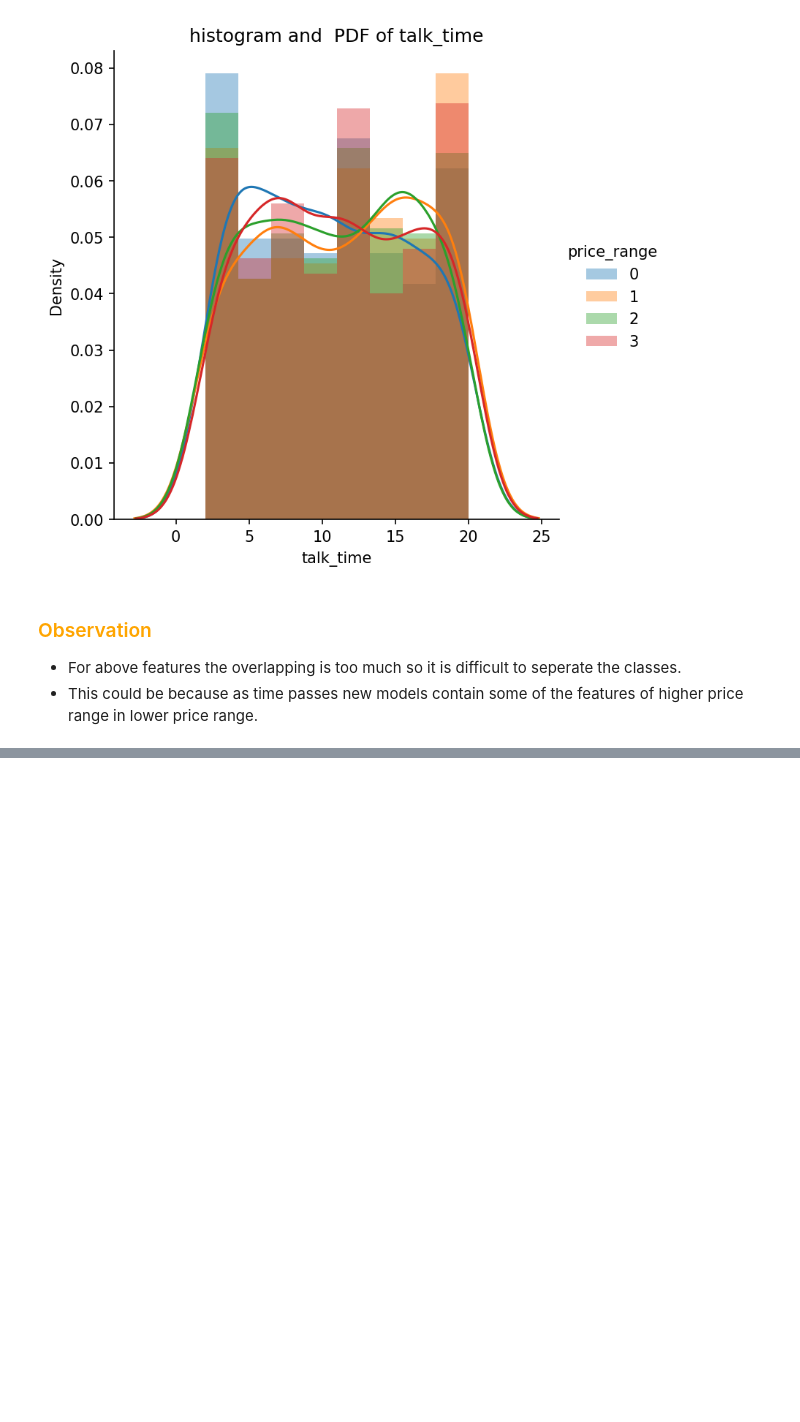
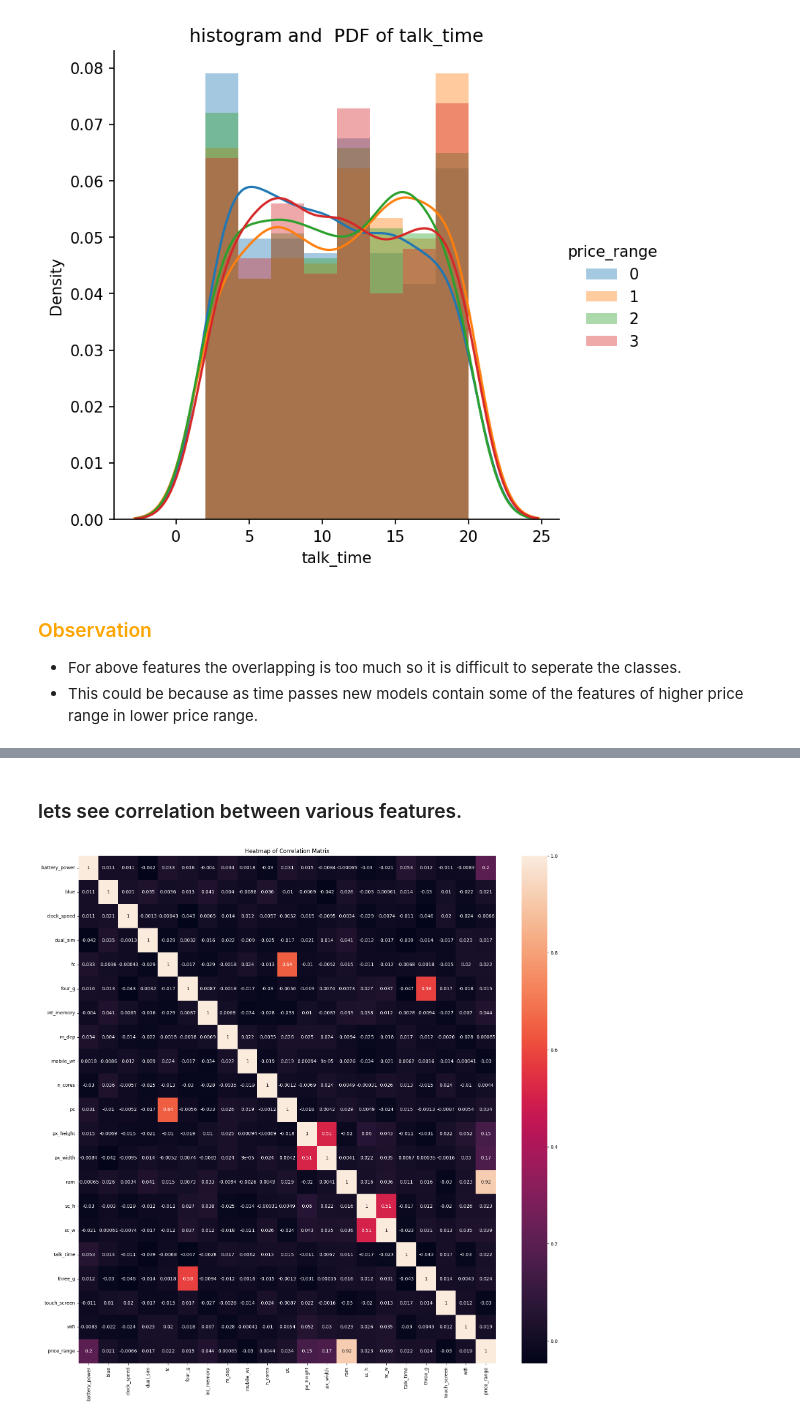
Before and after one commit to MohanVishe/Supervised-ML--Classification----Mobile-Price-Range-Prediction, a Jupyter notebook: Mobile_Price_Range_Prediction_Individual_Project.ipynb, the cells around one changed output, grey strips where cells are left out. Cells and saved outputs as stored; diff of their text form; code cells hidden in the pictures; blank space fills up the shorter version.

```diff
--- a/Mobile_Price_Range_Prediction_Individual_Project.ipynb
+++ b/Mobile_Price_Range_Prediction_Individual_Project.ipynb
@@ -380,0 +383,13 @@ plt.show()
+# %% [markdown]
+### lets see correlation between various features.
+# %%
+# Increase figure size so it would be understandable
+plt.rcParams.update({'figure.figsize':(20,20),'figure.dpi':100})
+
+#correlation matrix
+CM=df.corr()
+sns.heatmap(CM,annot=True)
+plt.title("Heatmap of Correlation Matrix")
+plt.show()
+# %% [output]
+[figure, added]
```
Also changed, not shown: parts of 38 cells of this notebook.
